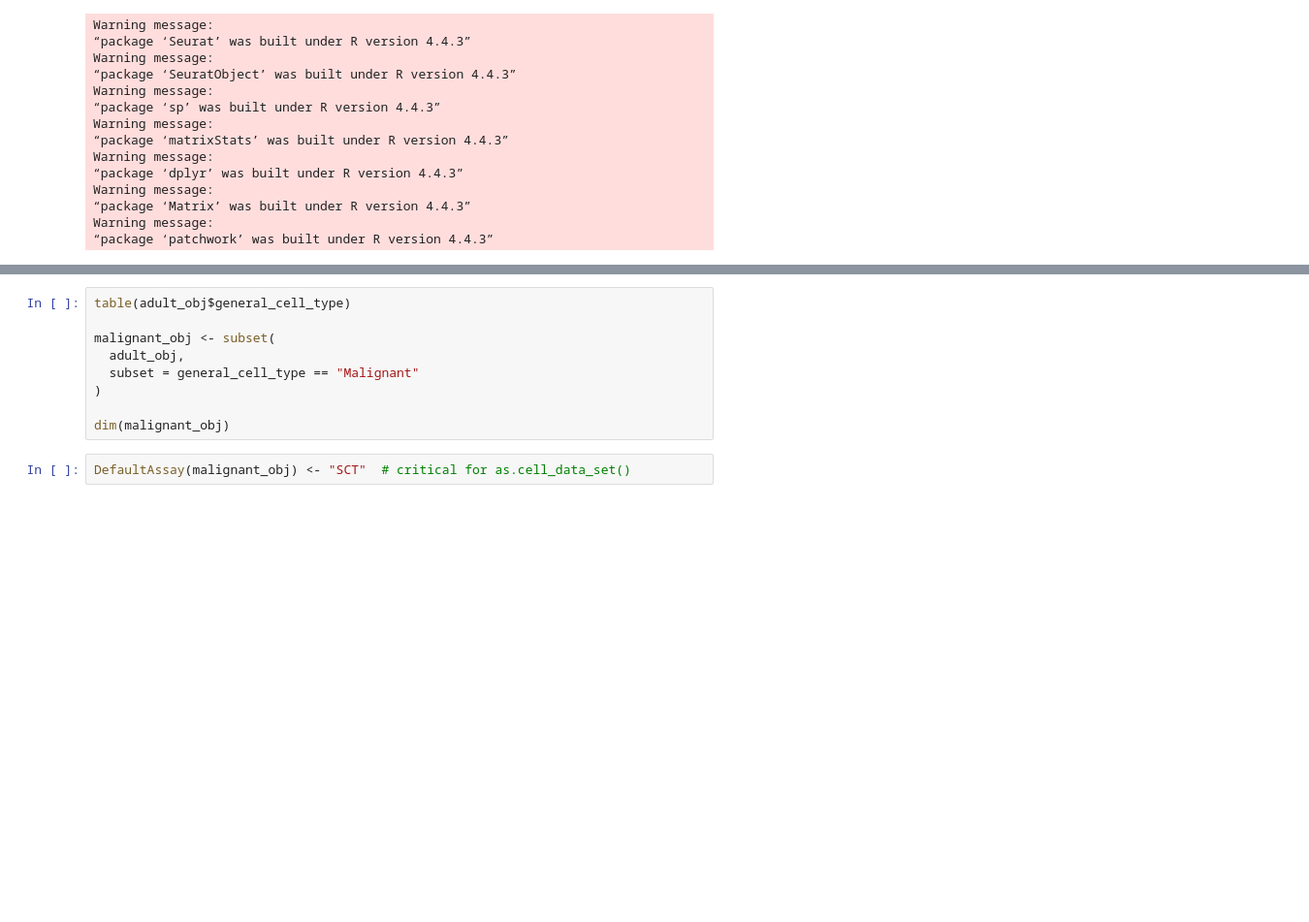
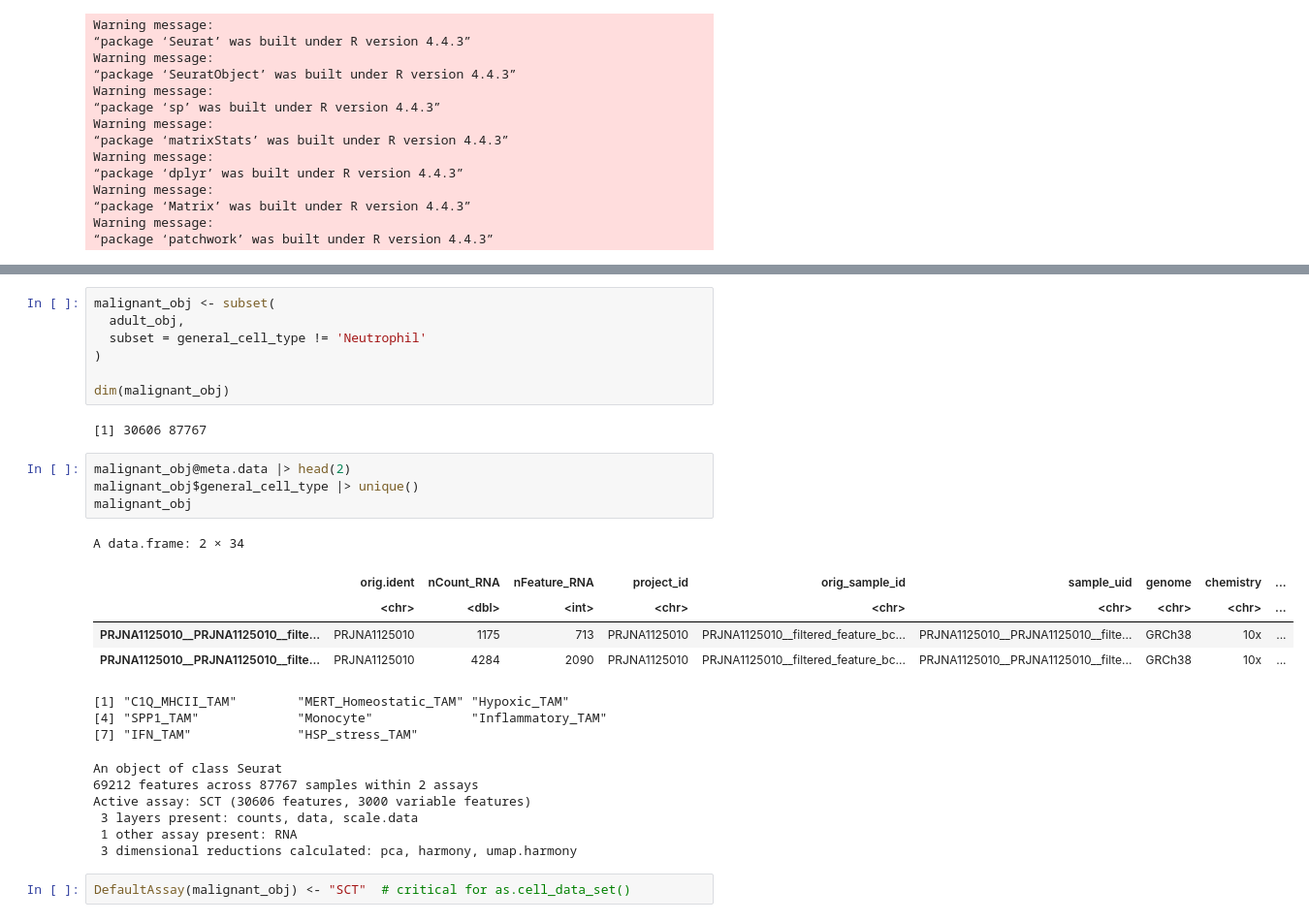
Before and after one commit to bao-mathmod/Gliomas, a Jupyter notebook: 04.upstream/4.3_scRNA/05.trajectory/01.monocle.ipynb, the cells around one changed output, grey strips where cells are left out. Shown at 97% size. Cells and saved outputs as stored; diff of their text form; blank space fills up the shorter version.

```diff
--- a/04.upstream/4.3_scRNA/05.trajectory/01.monocle.ipynb
+++ b/04.upstream/4.3_scRNA/05.trajectory/01.monocle.ipynb
@@ -30,12 +46,31 @@ adult_obj
 # %%
-table(adult_obj$general_cell_type)
-
 malignant_obj <- subset(
   adult_obj,
-  subset = general_cell_type == "Malignant"
+  subset = general_cell_type != 'Neutrophil'
 )
 
 dim(malignant_obj)
+# %% [output]
+[1] 30606 87767
+# %%
+malignant_obj@meta.data |> head(2)
+malignant_obj$general_cell_type |> unique()
+malignant_obj
+# %% [output]
+A data.frame: 2 × 34
+|  | orig.ident | nCount_RNA | nFeature_RNA | project_id | orig_sample_id | sample_uid | genome | chemistry | ... |
+|  | <chr> | <dbl> | <int> | <chr> | <chr> | <chr> | <chr> | <chr> | ... |
+| PRJNA1125010__PRJNA1125010__filte... | PRJNA1125010 | 1175 | 713 | PRJNA1125010 | PRJNA1125010__filtered_feature_bc... | PRJNA1125010__PRJNA1125010__filte... | GRCh38 | 10x | ... |
+| PRJNA1125010__PRJNA1125010__filte... | PRJNA1125010 | 4284 | 2090 | PRJNA1125010 | PRJNA1125010__filtered_feature_bc... | PRJNA1125010__PRJNA1125010__filte... | GRCh38 | 10x | ... |
+[1] "C1Q_MHCII_TAM"        "MERT_Homeostatic_TAM" "Hypoxic_TAM"
+[4] "SPP1_TAM"             "Monocyte"             "Inflammatory_TAM"
+[7] "IFN_TAM"              "HSP_stress_TAM"
+An object of class Seurat
+69212 features across 87767 samples within 2 assays
+Active assay: SCT (30606 features, 3000 variable features)
+ 3 layers present: counts, data, scale.data
+ 1 other assay present: RNA
+ 3 dimensional reductions calculated: pca, harmony, umap.harmony
 # %%
 DefaultAssay(malignant_obj) <- "SCT"  # critical for as.cell_data_set()
 # %%
```
Also changed, not shown: parts of 13 cells of this notebook, 4 other files.
